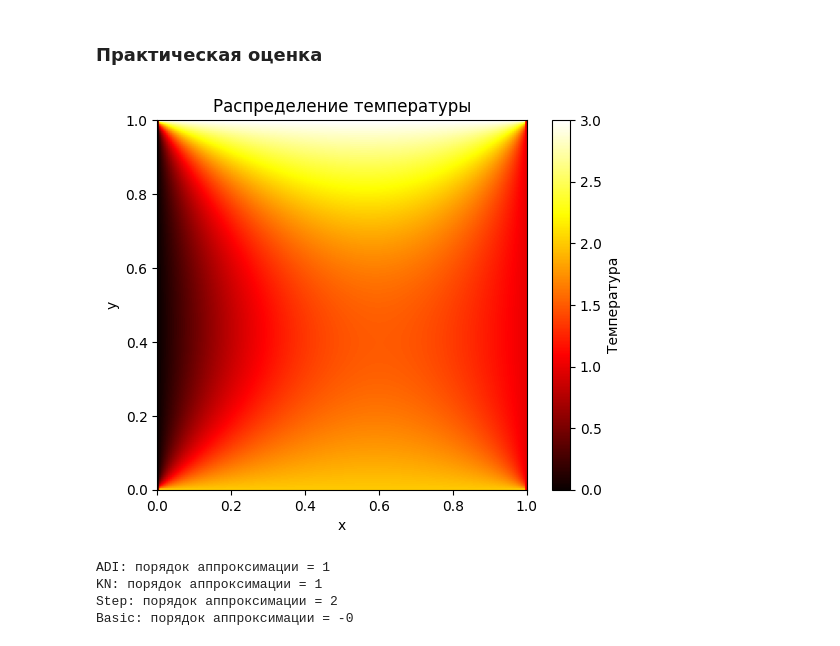
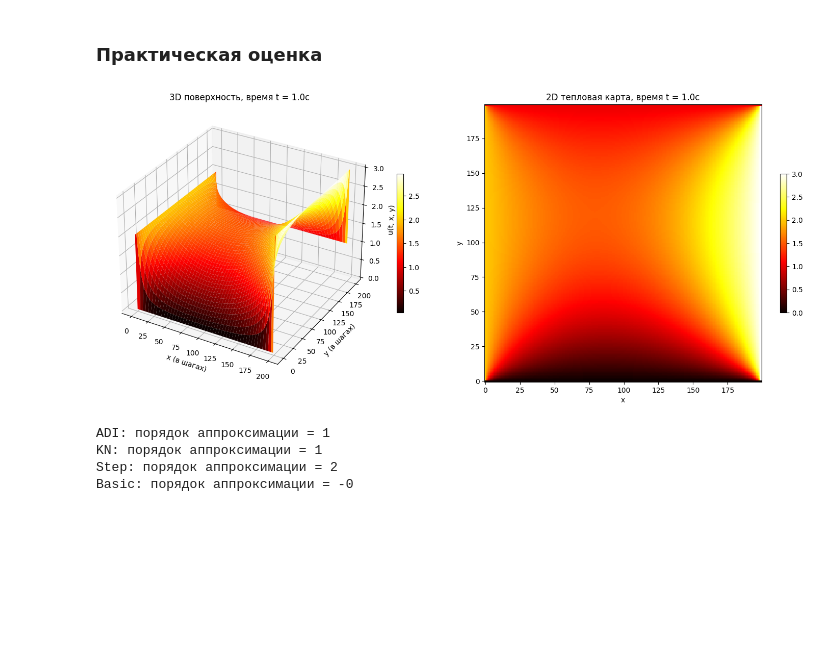
Before and after one commit to alxlnx/Comp-math, a Jupyter notebook: coursework.ipynb, the cells around one changed output. Saved outputs shown, nothing was run; the diff lists cells and outputs as text; code cells hidden in the pictures; blank space fills up the shorter version.

```diff
--- a/coursework.ipynb
+++ b/coursework.ipynb
@@ -1254,8 +1253,32 @@ np.save('exact.npy', u_exact)
 # %%
+import numpy as np
 u_exact  = np.load('exact.npy')
-visualize(u_exact)
+# visualize(u_exact) # 2D
+
+# Визуализация
+x = np.arange(0, u_exact.shape[0])
+y = np.arange(0, u_exact.shape[1])
+X, Y = np.meshgrid(x, y)
+
+fig = plt.figure(figsize=(15,6))
+ax_3d = fig.add_subplot(1, 2, 1, projection='3d')
+surf = ax_3d.plot_surface(X, Y, u_exact, cmap='hot')
+ax_3d.set_title(f'3D поверхность, время t = {1.0}с')
+ax_3d.set_xlabel('x (в шагах)')
+ax_3d.set_ylabel('y (в шагах)')
+ax_3d.set_zlabel('u(t, x, y)')
+fig.colorbar(surf, ax=ax_3d, shrink=0.5);
+
+ax_2d = fig.add_subplot(1, 2, 2)
+heatmap = ax_2d.pcolormesh(X, Y, u_exact, cmap='hot')
+ax_2d.set_title(f'2D тепловая карта, время t = {1.0}с')
+ax_2d.set_xlabel('x')
+ax_2d.set_ylabel('y')
+ax_2d.set_aspect('equal')
+fig.colorbar(heatmap, ax=ax_2d, shrink=0.5)
+plt.tight_layout()
 # %% [output]
-[figure, old version]
+[figure, new version]
 # %%
 N_ref = 30
 u_ref = solve_heat_ADI(N_ref, N_ref, 1e-5)
```
Also changed, not shown: parts of 6 cells of this notebook, 1 other file.
